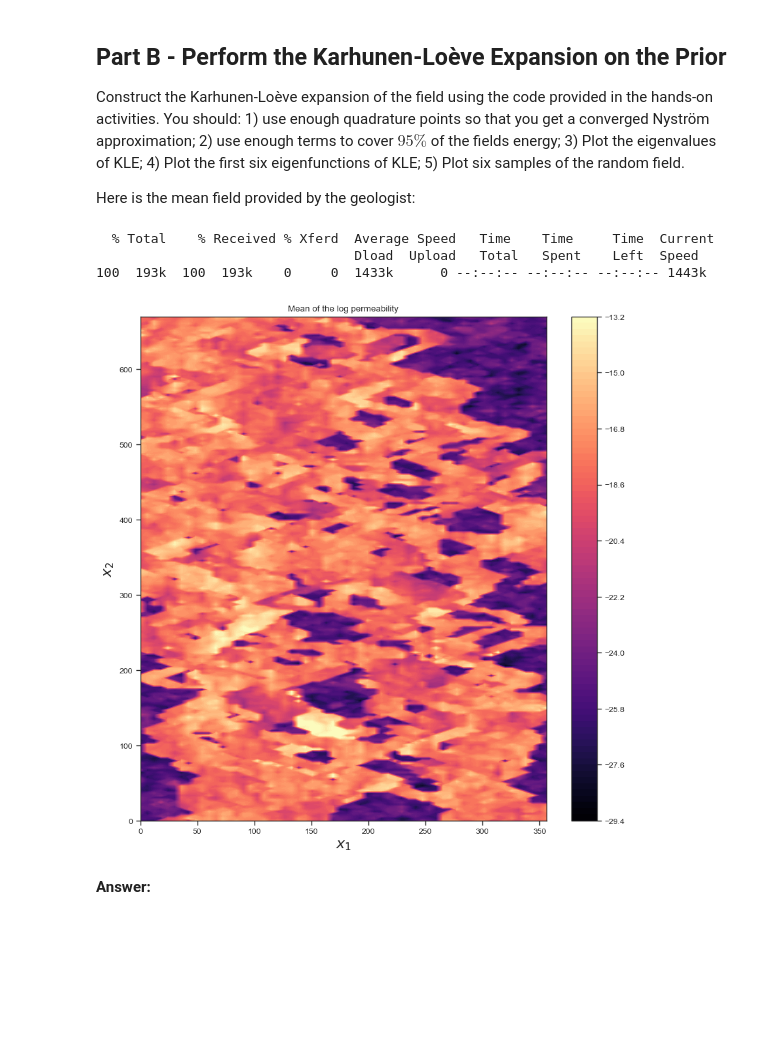
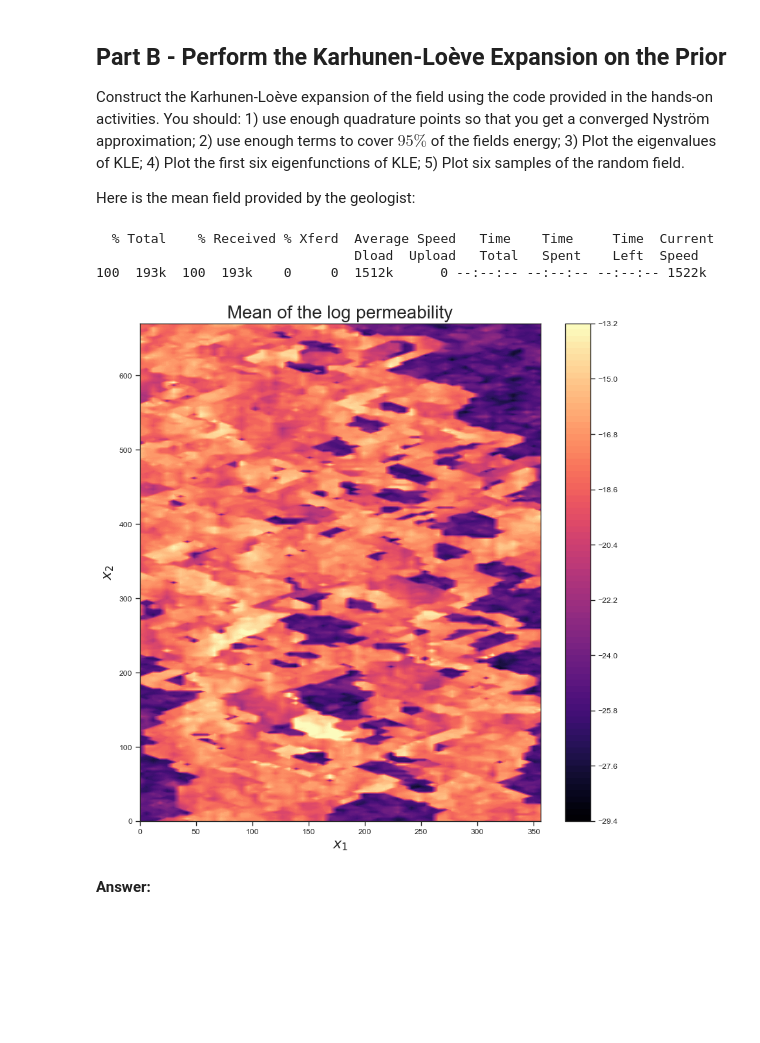
Before and after one commit to PredictiveScienceLab/advanced-scientific-machine-learning, a Jupyter notebook: book/homework/05_homework.ipynb, the cells around one changed output. Saved outputs shown, nothing was run; the diff lists cells and outputs as text; code cells hidden in the pictures.

```diff
--- a/book/homework/05_homework.ipynb
+++ b/book/homework/05_homework.ipynb
@@ -402,26 +402,27 @@ Here is the mean field provided by the geologist:
 # %%
 # Download the data
 !curl -O 'https://raw.githubusercontent.com/PredictiveScienceLab/uq-course/master/homeworks/spe10_permx.dat'
 
 # Import the data
 import pandas as pd
+import numpy as np
 M = pd.read_csv('spe10_permx.dat', delimiter=' ', header=None).loc[:, 1:].values.T
 
 # Visualize the mean field
 x1 = np.linspace(0, 356, 60)
 x2 = np.linspace(0, 670, 220)
 X1, X2 = np.meshgrid(x1, x2)
 fig, ax = plt.subplots(1, figsize = (10, 10))
 im=ax.contourf(X1, X2, np.log(M), 100, cmap = 'magma')
 fig.colorbar(im, ax=ax)
 ax.set_xlabel('$x_1$', fontsize = 16)
 ax.set_ylabel('$x_2$', fontsize = 16)
-ax.set_title('Mean of the log permeability');
+ax.set_title('Mean of the log permeability', fontsize=20);
 # %% [output]
   % Total    % Received % Xferd  Average Speed   Time    Time     Time  Current
                                  Dload  Upload   Total   Spent    Left  Speed
-100  193k  100  193k    0     0  1433k      0 --:--:-- --:--:-- --:--:-- 1443k
+100  193k  100  193k    0     0  1512k      0 --:--:-- --:--:-- --:--:-- 1522k
-[figure, old version]
+[figure, new version]
 # %% [markdown]
 **Answer:**
 
```
Also changed, not shown: parts of 3 cells of this notebook.
